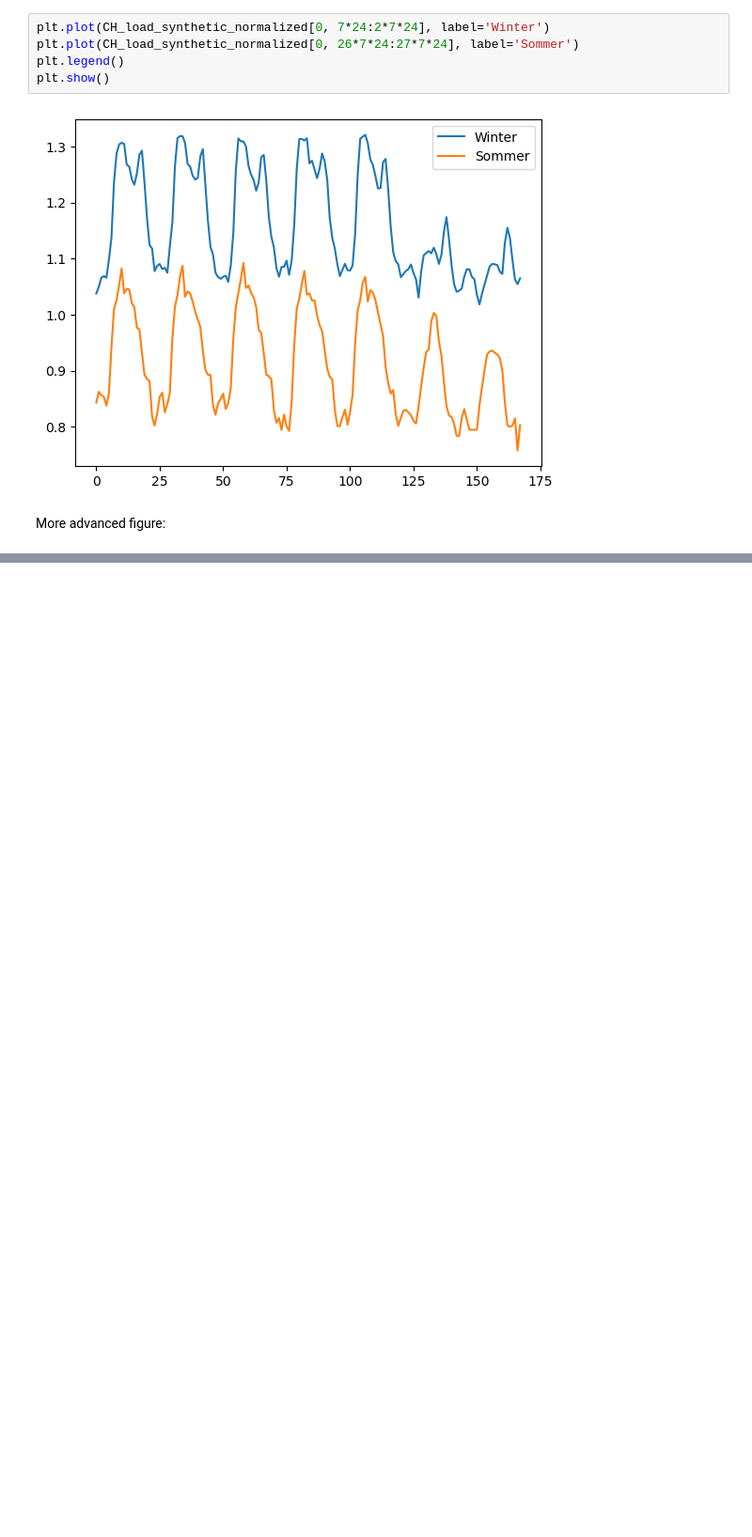
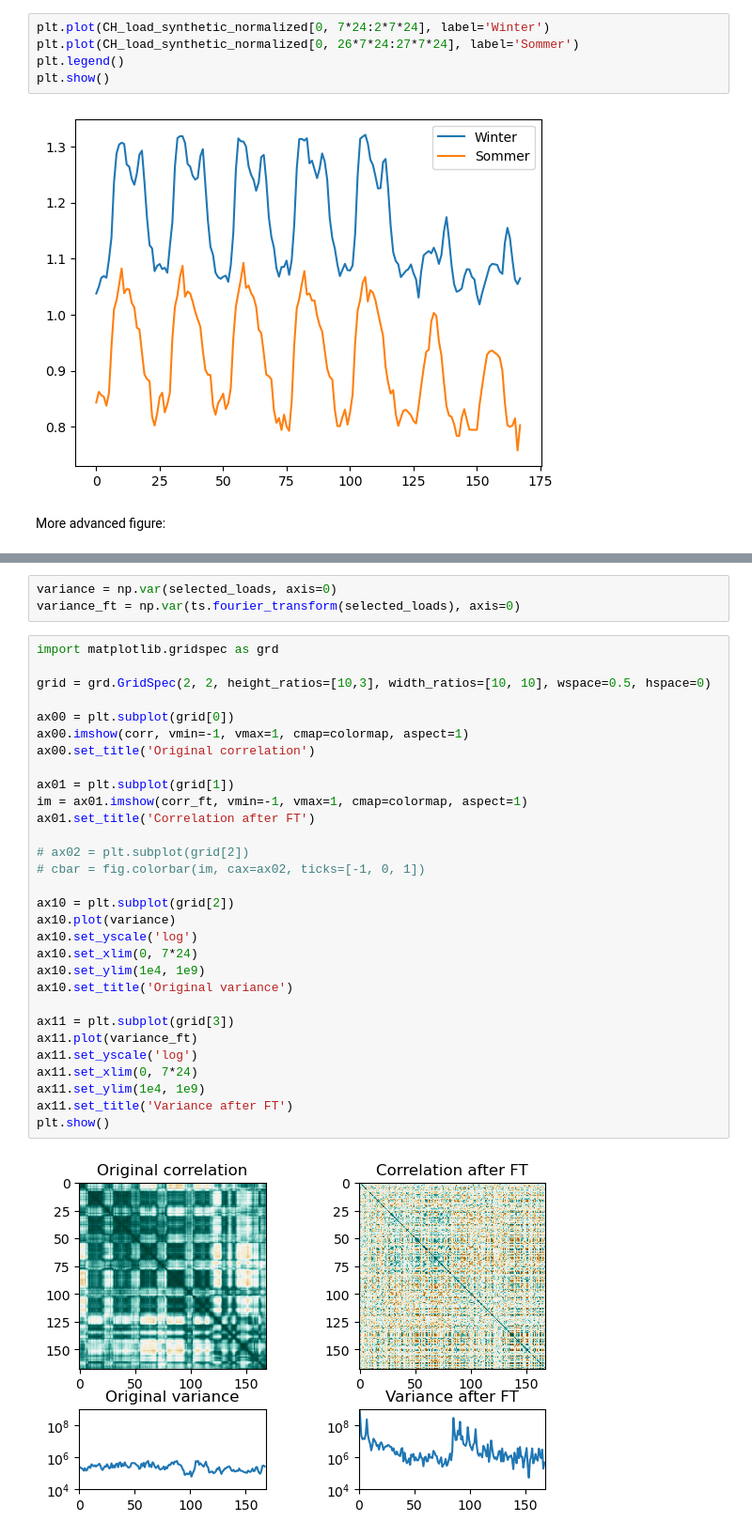
Before and after one commit to GeeeHesso/PowerData, a Jupyter notebook: doc/ENTSO-E_time_series.ipynb, the cells around one changed output, grey strips where cells are left out. Shown at 94% size. Drawn from its saved outputs; the diff is of its cells as text; blank space fills up the shorter version.

```diff
--- a/doc/ENTSO-E_time_series.ipynb
+++ b/doc/ENTSO-E_time_series.ipynb
@@ -294,0 +326,35 @@ fig.savefig('figures/synthetic_series_example.pdf')
+# %%
+variance = np.var(selected_loads, axis=0)
+variance_ft = np.var(ts.fourier_transform(selected_loads), axis=0)
+# %%
+import matplotlib.gridspec as grd
+
+grid = grd.GridSpec(2, 2, height_ratios=[10,3], width_ratios=[10, 10], wspace=0.5, hspace=0)
+
+ax00 = plt.subplot(grid[0])
+ax00.imshow(corr, vmin=-1, vmax=1, cmap=colormap, aspect=1)
+ax00.set_title('Original correlation')
+
+ax01 = plt.subplot(grid[1])
+im = ax01.imshow(corr_ft, vmin=-1, vmax=1, cmap=colormap, aspect=1)
+ax01.set_title('Correlation after FT')
+
+# ax02 = plt.subplot(grid[2])
+# cbar = fig.colorbar(im, cax=ax02, ticks=[-1, 0, 1])
+
+ax10 = plt.subplot(grid[2])
+ax10.plot(variance)
+ax10.set_yscale('log')
+ax10.set_xlim(0, 7*24)
+ax10.set_ylim(1e4, 1e9)
+ax10.set_title('Original variance')
+
+ax11 = plt.subplot(grid[3])
+ax11.plot(variance_ft)
+ax11.set_yscale('log')
+ax11.set_xlim(0, 7*24)
+ax11.set_ylim(1e4, 1e9)
+ax11.set_title('Variance after FT')
+plt.show()
+# %% [output]
+[figure, added]
```
Also changed, not shown: parts of 9 cells of this notebook, 2 other files.
